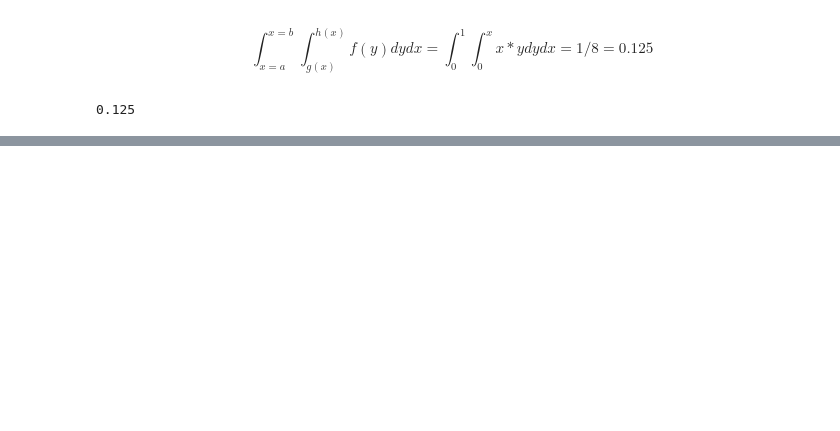
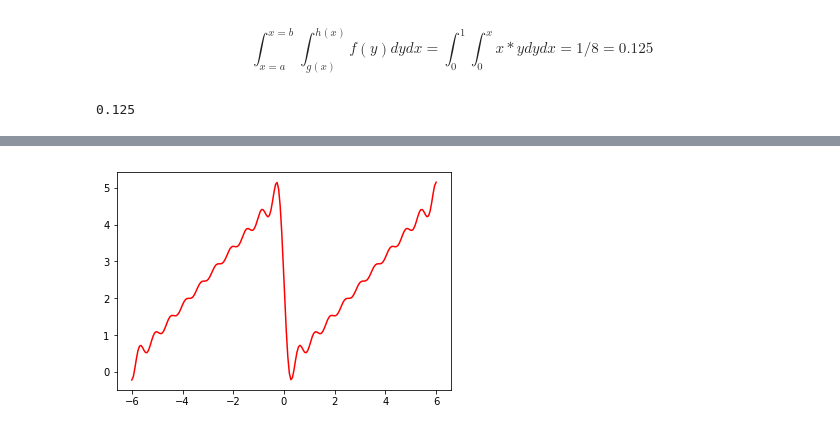
Before and after one commit to kennethsharman/PHYS_481, a Jupyter notebook: Reference/Double Fourier Series.ipynb, the cells around one changed output, grey strips where cells are left out. Saved outputs shown, nothing was run; the diff lists cells and outputs as text; code cells hidden in the pictures; blank space fills up the shorter version.

```diff
--- a/Reference/Double Fourier Series.ipynb
+++ b/Reference/Double Fourier Series.ipynb
@@ -47,0 +105,10 @@ doubleIntegral(f, 0.0, 1.0, g, h)
+# %%
+import matplotlib.pyplot as plt
+
+Y0 = np.zeros(200)
+Z0 = F(X, Y0, 10, 10)
+
+plt.plot(X[0], Z0[0], c='red')
+plt.show()
+# %% [output]
+[figure, added]
```
Also changed, not shown: parts of 4 cells of this notebook.
